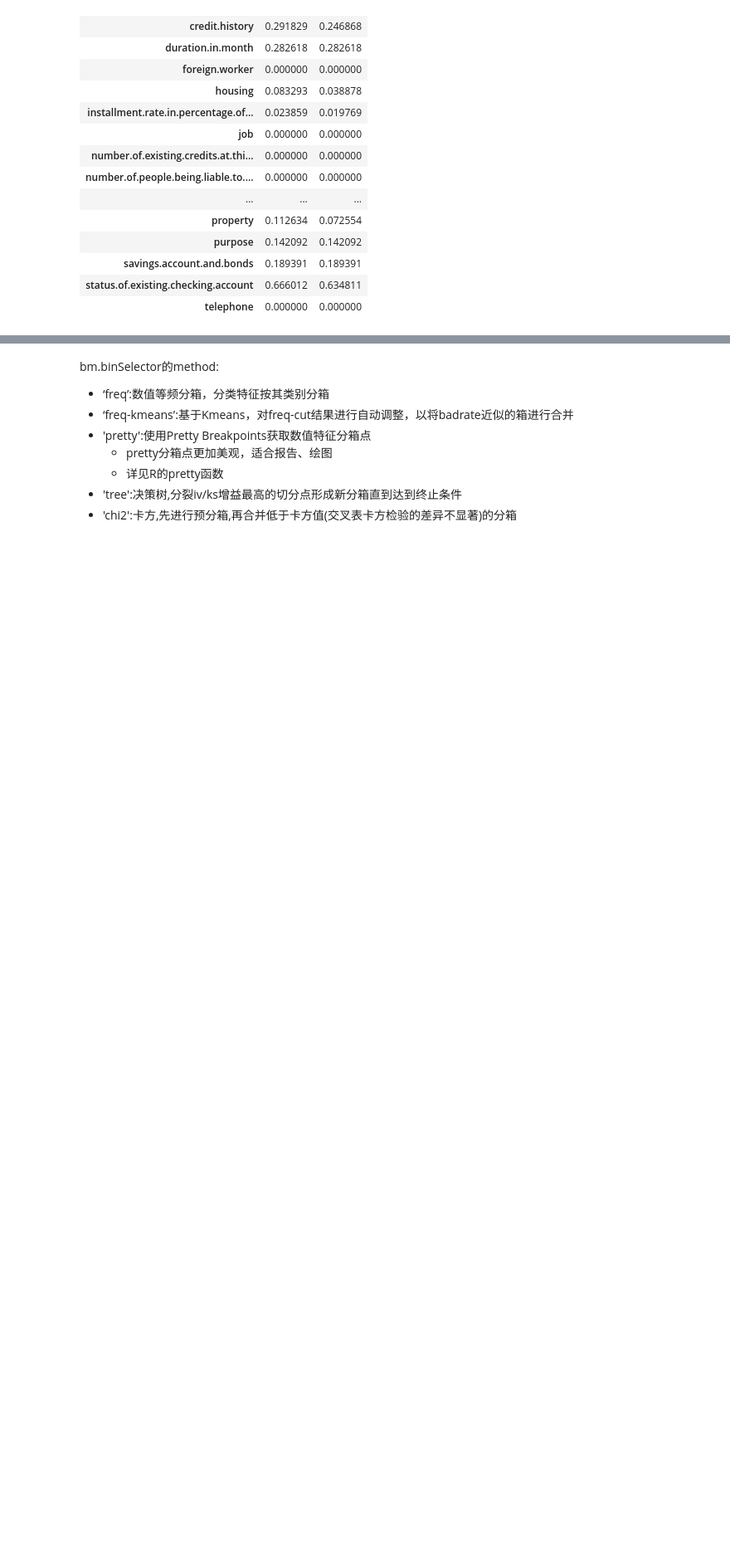
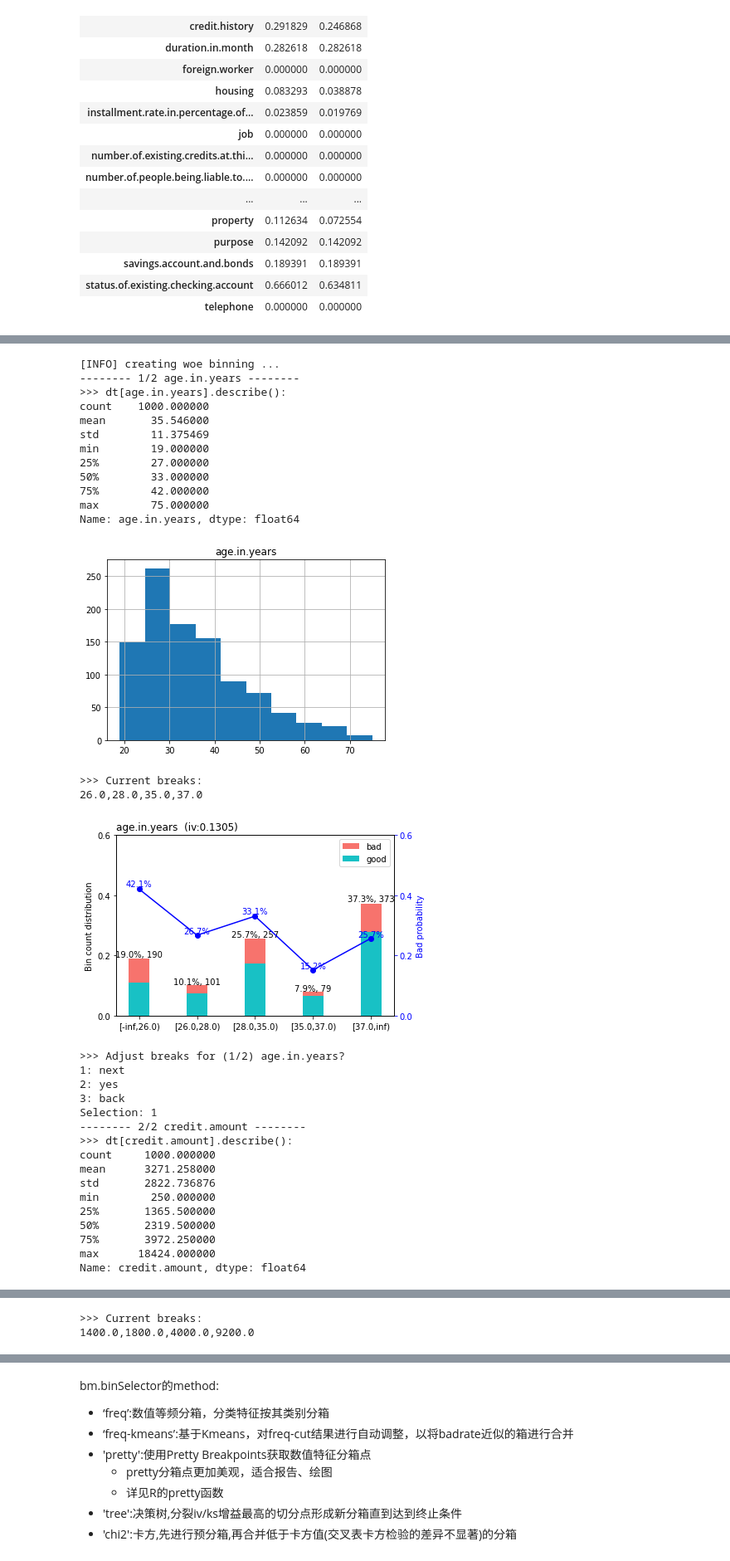
Before and after one commit to zk403/mlearn, a Jupyter notebook: demo/1.分箱对比scorecardpy.ipynb, the cells around one changed output, grey strips where cells are left out. Shown: that part at 83% size. Cells and saved outputs as stored; diff of their text form; code cells hidden in the pictures; blank space fills up the shorter version.

```diff
--- a/demo/1.分箱对比scorecardpy.ipynb
+++ b/demo/1.分箱对比scorecardpy.ipynb
@@ -171,0 +178,38 @@ pd.concat(
+# %%
+dt_1 = dt[["creditability", "age.in.years", "credit.amount"]]
+bins = sc.woebin(dt_1, y="creditability")
+breaks_adj = sc.woebin_adj(dt_1, y="creditability", bins=bins)
+print(breaks_adj)
+# %% [output]
+[INFO] creating woe binning ...
+-------- 1/2 age.in.years --------
+>>> dt[age.in.years].describe():
+count    1000.000000
+mean       35.546000
+std        11.375469
+min        19.000000
+25%        27.000000
+50%        33.000000
+75%        42.000000
+max        75.000000
+Name: age.in.years, dtype: float64
+[figure, added]
+>>> Current breaks:
+26.0,28.0,35.0,37.0
+[figure, added]
+>>> Adjust breaks for (1/2) age.in.years?
+1: next
+2: yes
+3: back
+Selection: 1
+-------- 2/2 credit.amount --------
+>>> dt[credit.amount].describe():
+count     1000.000000
+mean      3271.258000
+std       2822.736876
+min        250.000000
+25%       1365.500000
+50%       2319.500000
+75%       3972.250000
+max      18424.000000
+Name: credit.amount, dtype: float64
@@ -171,0 +217,2 @@ pd.concat(
+>>> Current breaks:
+1400.0,1800.0,4000.0,9200.0
```
Also changed, not shown: parts of 28 cells of this notebook, 3 other files.
